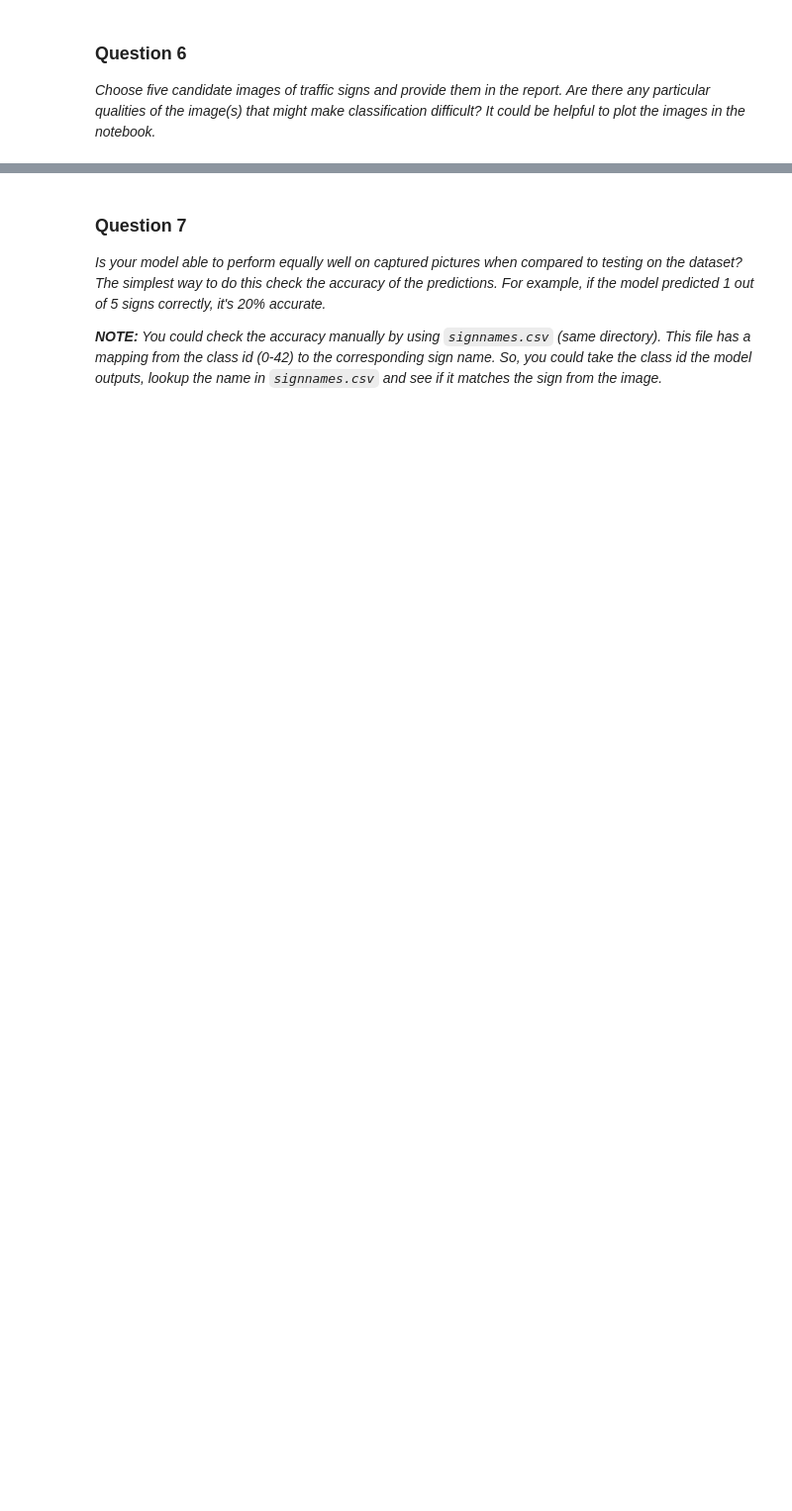
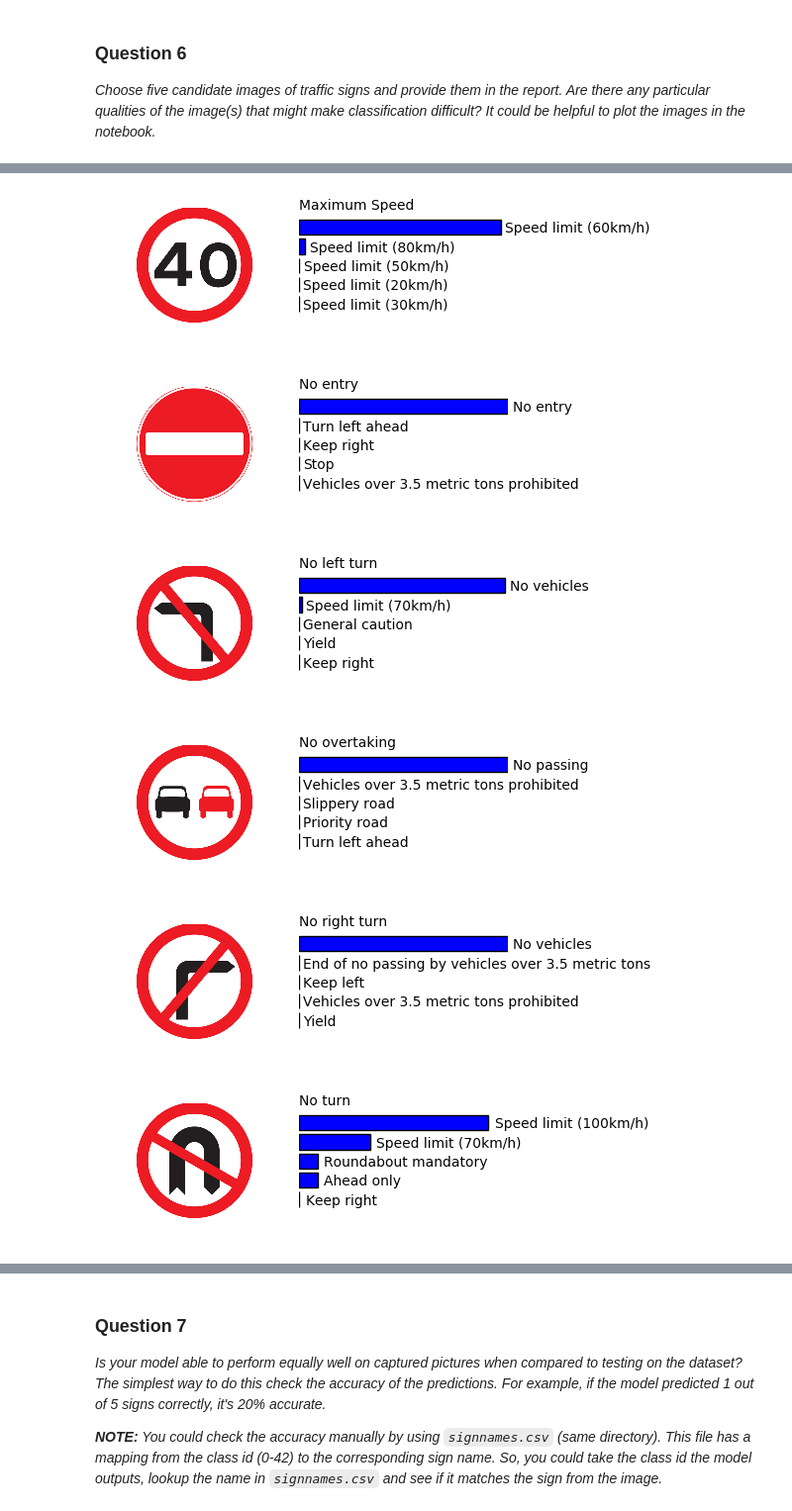
Before and after one commit to hello2all/CarND-Traffic-Sign-Classifier-Project, a Jupyter notebook: Traffic_Sign_Classifier.ipynb, the cells around one changed output, grey strips where cells are left out. Shown at 99% size. Drawn from its saved outputs; the diff is of its cells as text; code cells hidden in the pictures; blank space fills up the shorter version.

```diff
--- a/Traffic_Sign_Classifier.ipynb
+++ b/Traffic_Sign_Classifier.ipynb
@@ -480,0 +600,10 @@ Use the code cell (or multiple code cells, if necessary) to implement the first
+# %%
+## preprocess images before feed into neural network
+from skimage.transform import resize
+images_resize = np.zeros((len(coll), 32, 32, 3))
+
+for i, img in enumerate(coll):
+    images_resize[i] = resize(img, (32, 32))
+
+
+images_feed = gray_scale(images_resize)
@@ -489,0 +634,31 @@ _Choose five candidate images of traffic signs and provide them in the report. A
+# %%
+
+with tf.Session() as sess:
+    new_saver = tf.train.import_meta_graph('./lenet.meta')
+    new_saver.restore(sess, tf.train.latest_checkpoint('.'))
+    softmax = tf.nn.softmax(logits)
+    top_k_val, top_k_idx = tf.nn.top_k(softmax, k=5)
+
+    top_k_vals, top_k_idxs = sess.run([top_k_val, top_k_idx], feed_dict={x: images_feed})
+# %%
+for i in range(12):
+    plt.figure(figsize = (5,1.5))
+    gs = gridspec.GridSpec(1, 2, width_ratios=[2,3])
+    plt.subplot(gs[0])
+    plt.imshow(coll[i])
+    plt.axis('off')
+    plt.subplot(gs[1])
+    plt.barh(6-np.arange(5),top_k_vals[i], align='center')
+    for i_label in range(5):
+        plt.text(top_k_vals[i][i_label]+.02,6-i_label-.25,
+            SignNames[SignNames['ClassId'] == top_k_idxs[i][i_label]]['SignName'].values[0])
+    plt.axis('off')
+    plt.text(0,6.95,names[i])
+    plt.show()
+# %% [output]
+[figure, added]
+[figure, added]
+[figure, added]
+[figure, added]
+[figure, added]
+[figure, added]
```
Also changed, not shown: parts of 39 cells of this notebook, 18 other files.
